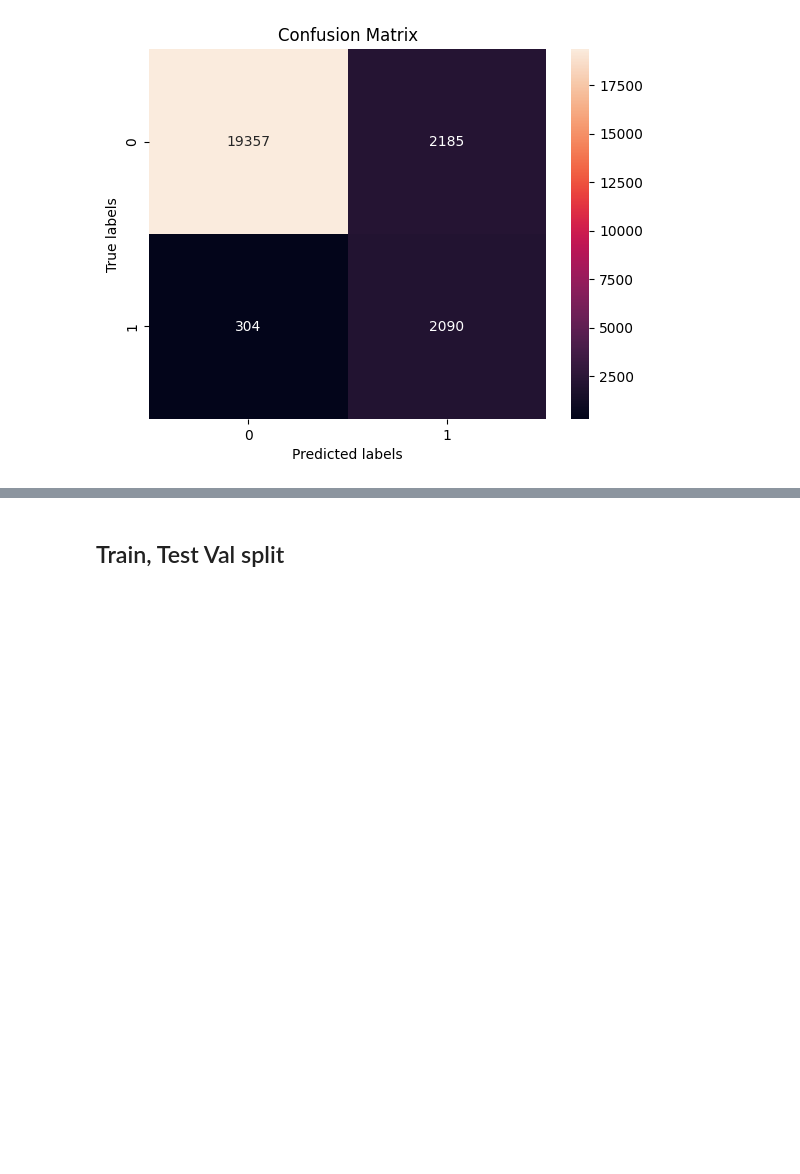
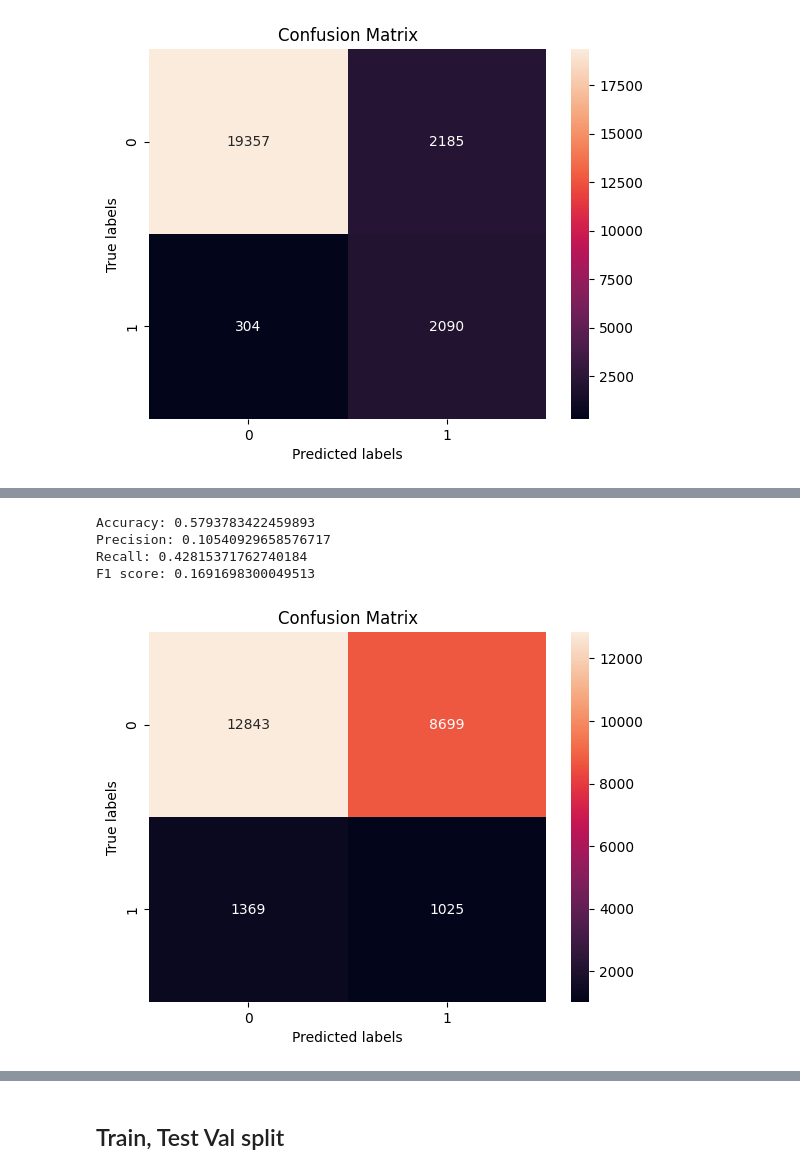
Before and after one commit to slowings/NLP_identifying_trolls, a Jupyter notebook: NLP_identifying_trolls.ipynb, the cells around one changed output, grey strips where cells are left out. Cells and saved outputs as stored; diff of their text form; code cells hidden in the pictures; blank space fills up the shorter version.

```diff
--- a/NLP_identifying_trolls.ipynb
+++ b/NLP_identifying_trolls.ipynb
@@ -619,0 +584,5 @@ plt.show()
+# %%
+# Split the data
+X_train_CNN, X_val_CNN, y_train_CNN, y_val_CNN = train_test_split(X_train_C, y_train_C,
+                                                                  test_size=0.2,
+                                                                  random_state=42)
@@ -619,0 +628,16 @@ plt.show()
+# %%
+from tensorflow.keras.layers import Embedding, Conv1D, MaxPooling1D, Flatten, Dense
+
+# Define the CNN model
+model = Sequential()
+model.add(Embedding(vocab_size, 100, weights=[embedding_matrix], input_length=max_length, trainable=False))
+model.add(Conv1D(128, 1, activation='relu'))
+model.add(MaxPooling1D(5))
+model.add(Conv1D(128, 5, activation='relu'))
+model.add(MaxPooling1D(5))
+model.add(Flatten())
+model.add(Dense(128, activation='relu'))
+model.add(Dense(1, activation='sigmoid'))
+
+model.compile(optimizer='adam', loss='binary_crossentropy', metrics=['accuracy'])
+model.fit(X_train_CNN, y_train_CNN, epochs=3, batch_size=32, validation_data=(X_test_CNN, y_test_CNN))
@@ -620,2 +652,27 @@ plt.show()
+# %%
+from sklearn.metrics import accuracy_score, precision_score, recall_score, f1_score
+
+# Evaluate the model
+y_pred_CNN = clf.predict(X_test_CNN)
+print('Accuracy:', accuracy_score(y_test_CNN, y_pred_CNN))
+print('Precision:', precision_score(y_test_CNN, y_pred_CNN))
+print('Recall:', recall_score(y_test_CNN, y_pred_CNN ))
+print('F1 score:', f1_score(y_test_CNN, y_pred_CNN))
+# %% [output]
+Accuracy: 0.5793783422459893
+Precision: 0.10540929658576717
+Recall: 0.42815371762740184
+F1 score: 0.1691698300049513
+# %%
+ax= plt.subplot()
+
+cm = confusion_matrix(np.asarray(y_test_CNN), y_pred_CNN)
+sns.heatmap(cm, annot=True, fmt='g', ax=ax);
+
+# labels, title and ticks
+ax.set_xlabel('Predicted labels');ax.set_ylabel('True labels');
+ax.set_title('Confusion Matrix');
+# %% [output]
+[figure, added]
 # %% [markdown]
 # Making things BERT friendly
```
Also changed, not shown: parts of 93 cells of this notebook.
